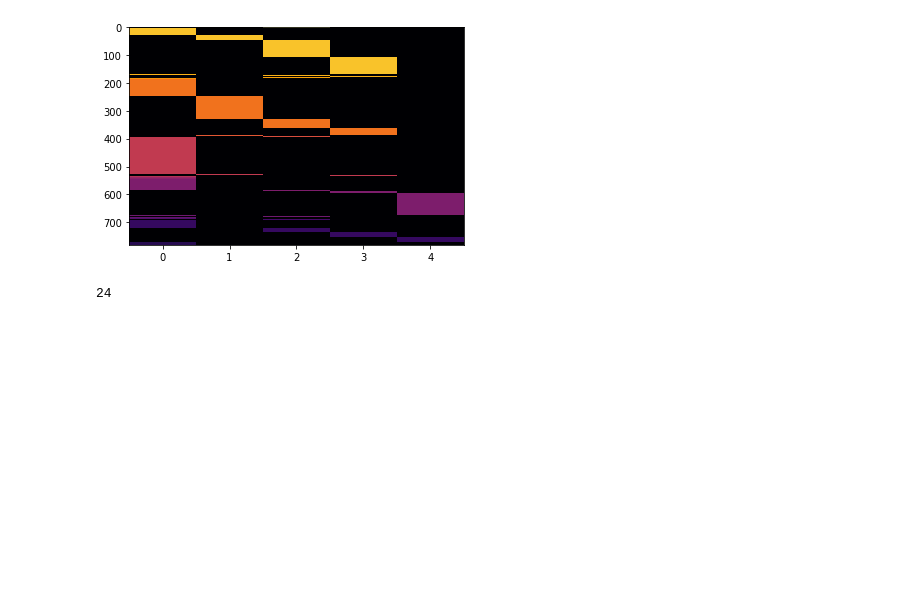
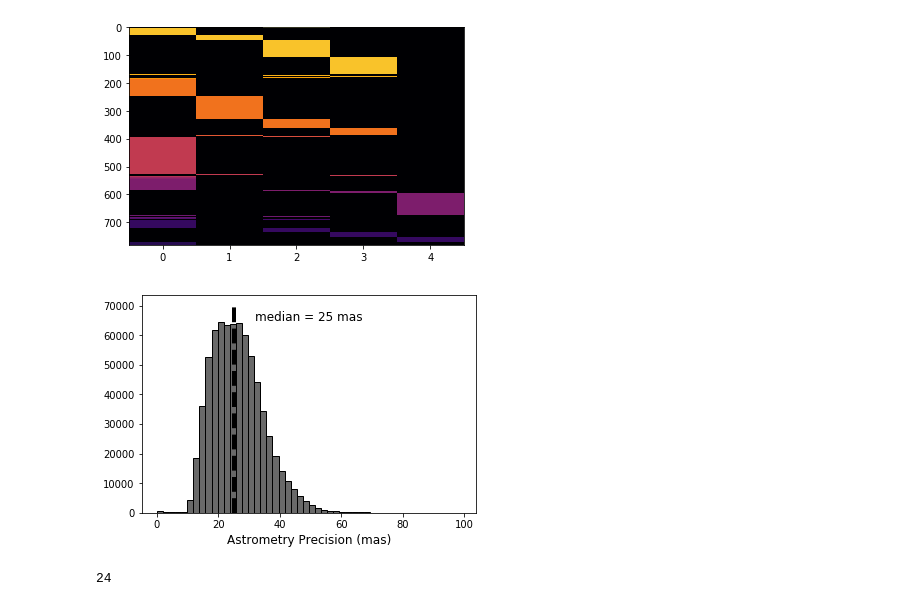
Before and after one commit to smotherh/KBMOD_paper2_data_preperation, a Jupyter notebook: pointing_metadata/NEO_Fields.ipynb, the cells around one changed output. Drawn from its saved outputs; the diff is of its cells as text; code cells hidden in the pictures; blank space fills up the shorter version.

```diff
--- a/pointing_metadata/NEO_Fields.ipynb
+++ b/pointing_metadata/NEO_Fields.ipynb
@@ -365,16 +385,18 @@ plt.imshow(bar,aspect='auto',cmap='inferno')
 # %%
 # We can parse the astrometry measurements from the log using the command:
 # grep -i "arcsec" processCcd.log | cut -f2- -d= > astrometry.log
 
 astrometry,astrom_err=np.loadtxt('astrometry.log',unpack=True,usecols=(0,2))
 astrometry = astrometry[astrometry<.1]
 fig,ax = plt.subplots()
 ax.hist(astrometry*1000,edgecolor='k',color='dimgrey',bins=50)
-plt.text(0.45, 0.9,'median = {0:.0f} mas'.format(np.median(astrometry)*1000),
+plt.text(0.5, 0.9,'median = {0:.0f} mas'.format(np.median(astrometry)*1000),
          ha='center', va='center', transform=ax.transAxes,fontsize=12)
 plt.xlabel('Astrometry Precision (mas)',fontsize=12)
 plt.vlines(np.median(astrometry)*1000,0,70000,lw=4,linestyles='--',color='k')
 plt.savefig('astrometry_example.pdf')
+# %% [output]
+[figure, added]
 # %%
 i=0
 for pointing in Pointing_Groups:
```
Also changed, not shown: parts of 4 cells of this notebook.
